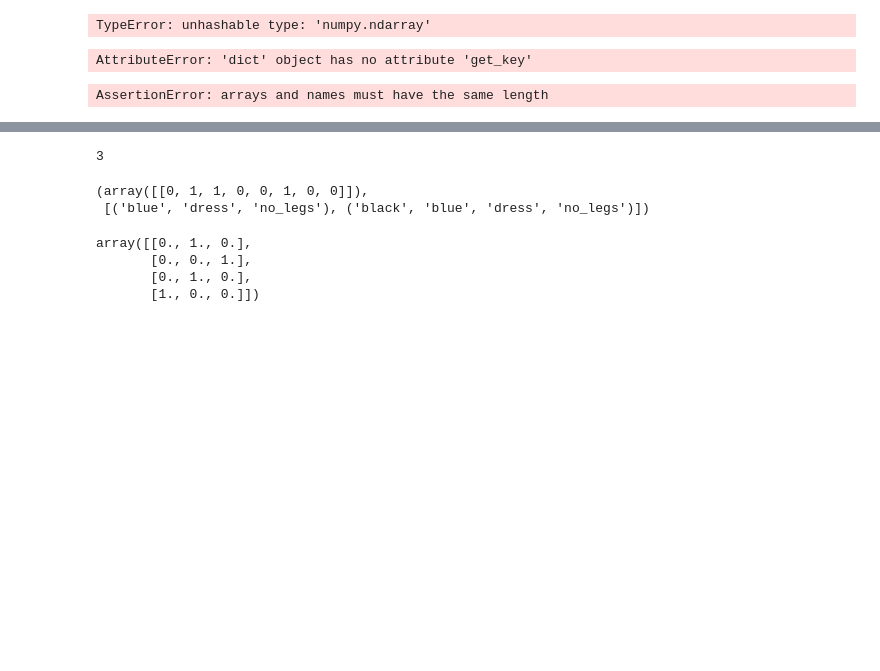
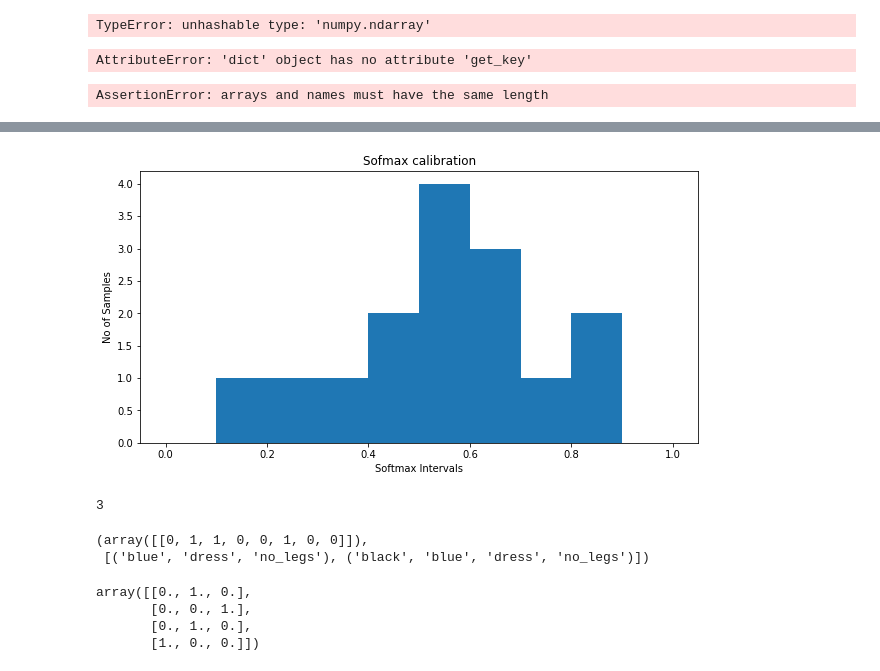
Before and after one commit to FM-uib/INF368, a Jupyter notebook: Ex1/Assignment 1.ipynb, the cells around one changed output, grey strips where cells are left out. Drawn from its saved outputs; the diff is of its cells as text; code cells hidden in the pictures; blank space fills up the shorter version.

```diff
--- a/Ex1/Assignment 1.ipynb
+++ b/Ex1/Assignment 1.ipynb
@@ -390,0 +416,16 @@ Epoch 10/10
+# %%
+import numpy as np
+import matplotlib.pyplot as plt
+bins = np.arange(0,1.1,0.1)
+rng = np.random.RandomState(10)
+acc = np.zeros([10,1])
+pred = np.array(rng.normal(.5,.25,size=15)).reshape(5,3)
+actu = np.repeat(np.array([False,True,False,True,True]), 3)
+for i in range(len(bins)-1):
+    tmp = ((pred < bins[i]).flatten() & (pred < bins[i+1]).flatten())
+    if sum(tmp) == 0:
+        acc[i] = 0
+    else:
+        acc[i] = sum(tmp * actu)/sum(tmp)
+
+acc
@@ -391,3 +443,12 @@ Epoch 10/10
+# %%
+plt.figure(figsize=(10,5))
+plt.hist(pred.flatten(), range = (0,1))
+plt.xlabel("Softmax Intervals")
+plt.ylabel("No of Samples")
+plt.title("Sofmax calibration")
+plt.show()
+# %% [output]
+[figure, added]
 # %%
 json_string = model.to_json()
 with open("data/output/models/pretra_INC.json", "w") as json_file:
```
Also changed, not shown: parts of 10 cells of this notebook.
